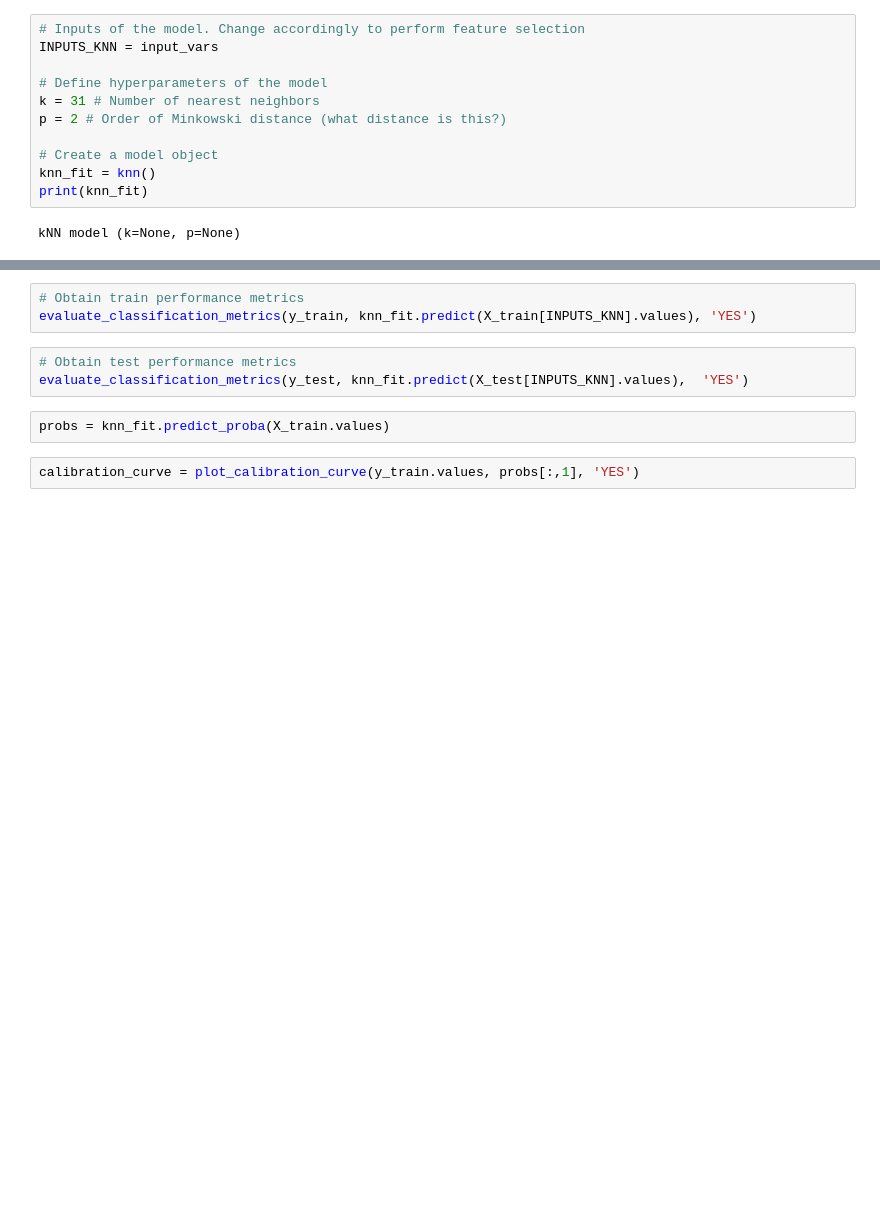
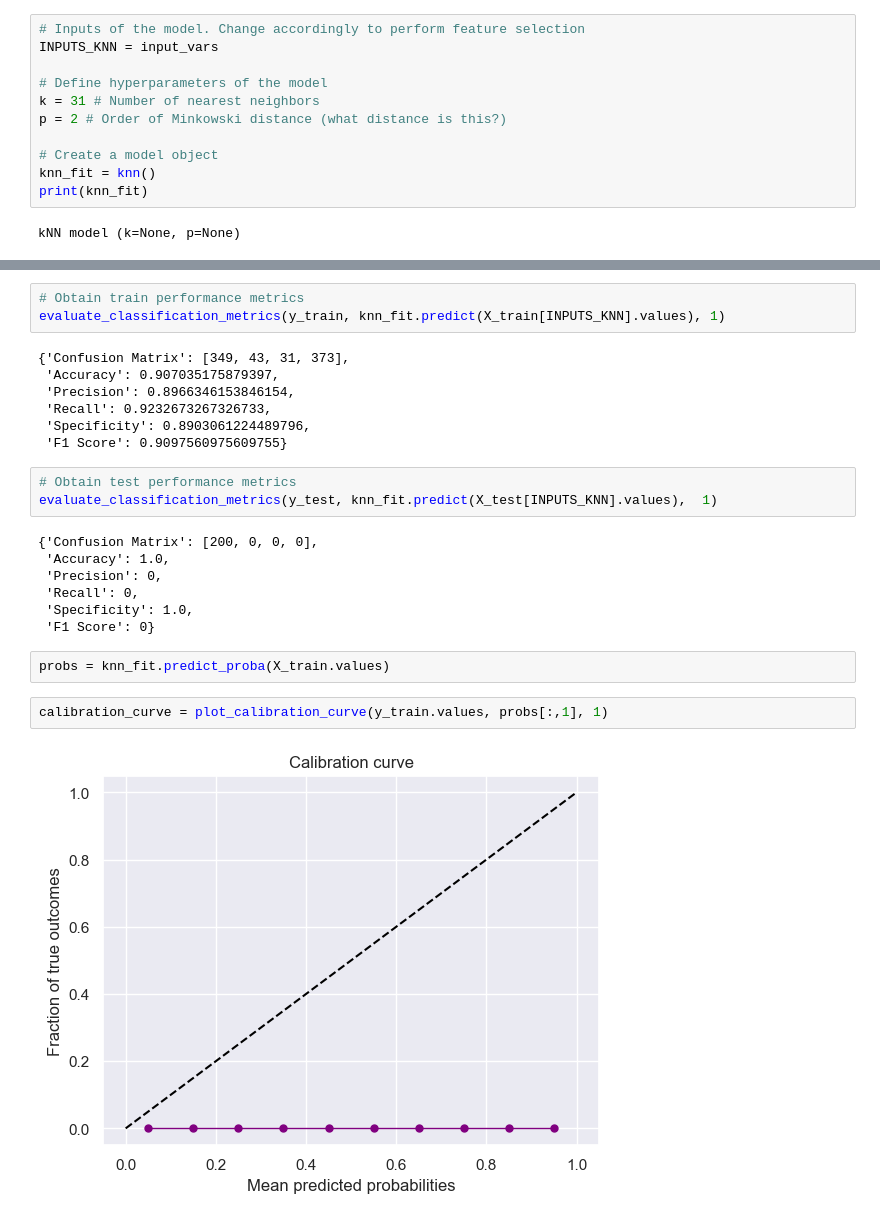
Before and after one commit to ICAI-IMAT-ML/p2-2-davidtarrasa, a Jupyter notebook: notebook/Lab_2_2_kNN.ipynb, the cells around one changed output, grey strips where cells are left out. Drawn from its saved outputs; the diff is of its cells as text; blank space fills up the shorter version.

```diff
--- a/notebook/Lab_2_2_kNN.ipynb
+++ b/notebook/Lab_2_2_kNN.ipynb
@@ -78,11 +83,27 @@ model_predictions = plot_2Dmodel_predictions(X_train[INPUTS_KNN].values, y_train
 # %%
 # Obtain train performance metrics
-evaluate_classification_metrics(y_train, knn_fit.predict(X_train[INPUTS_KNN].values), 'YES')
+evaluate_classification_metrics(y_train, knn_fit.predict(X_train[INPUTS_KNN].values), 1)
+# %% [output]
+{'Confusion Matrix': [349, 43, 31, 373],
+ 'Accuracy': 0.907035175879397,
+ 'Precision': 0.8966346153846154,
+ 'Recall': 0.9232673267326733,
+ 'Specificity': 0.8903061224489796,
+ 'F1 Score': 0.9097560975609755}
 # %%
 # Obtain test performance metrics
-evaluate_classification_metrics(y_test, knn_fit.predict(X_test[INPUTS_KNN].values),  'YES')
+evaluate_classification_metrics(y_test, knn_fit.predict(X_test[INPUTS_KNN].values),  1)
+# %% [output]
+{'Confusion Matrix': [200, 0, 0, 0],
+ 'Accuracy': 1.0,
+ 'Precision': 0,
+ 'Recall': 0,
+ 'Specificity': 1.0,
+ 'F1 Score': 0}
 # %%
 probs = knn_fit.predict_proba(X_train.values)
 # %%
-calibration_curve = plot_calibration_curve(y_train.values, probs[:,1], 'YES')
+calibration_curve = plot_calibration_curve(y_train.values, probs[:,1], 1)
+# %% [output]
+[figure, added]
 # %%
```
Also changed, not shown: parts of 4 cells of this notebook, 1 other file.
